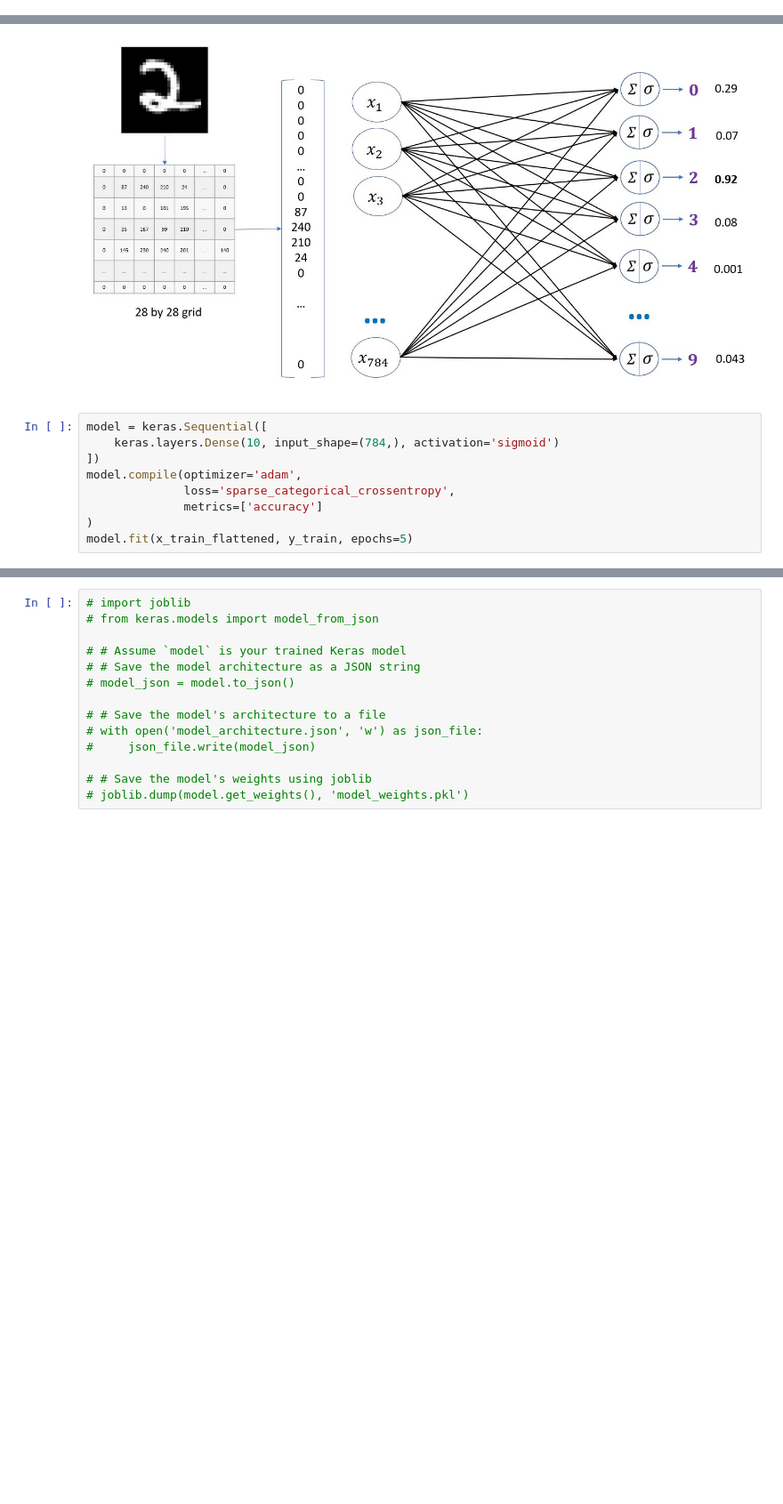
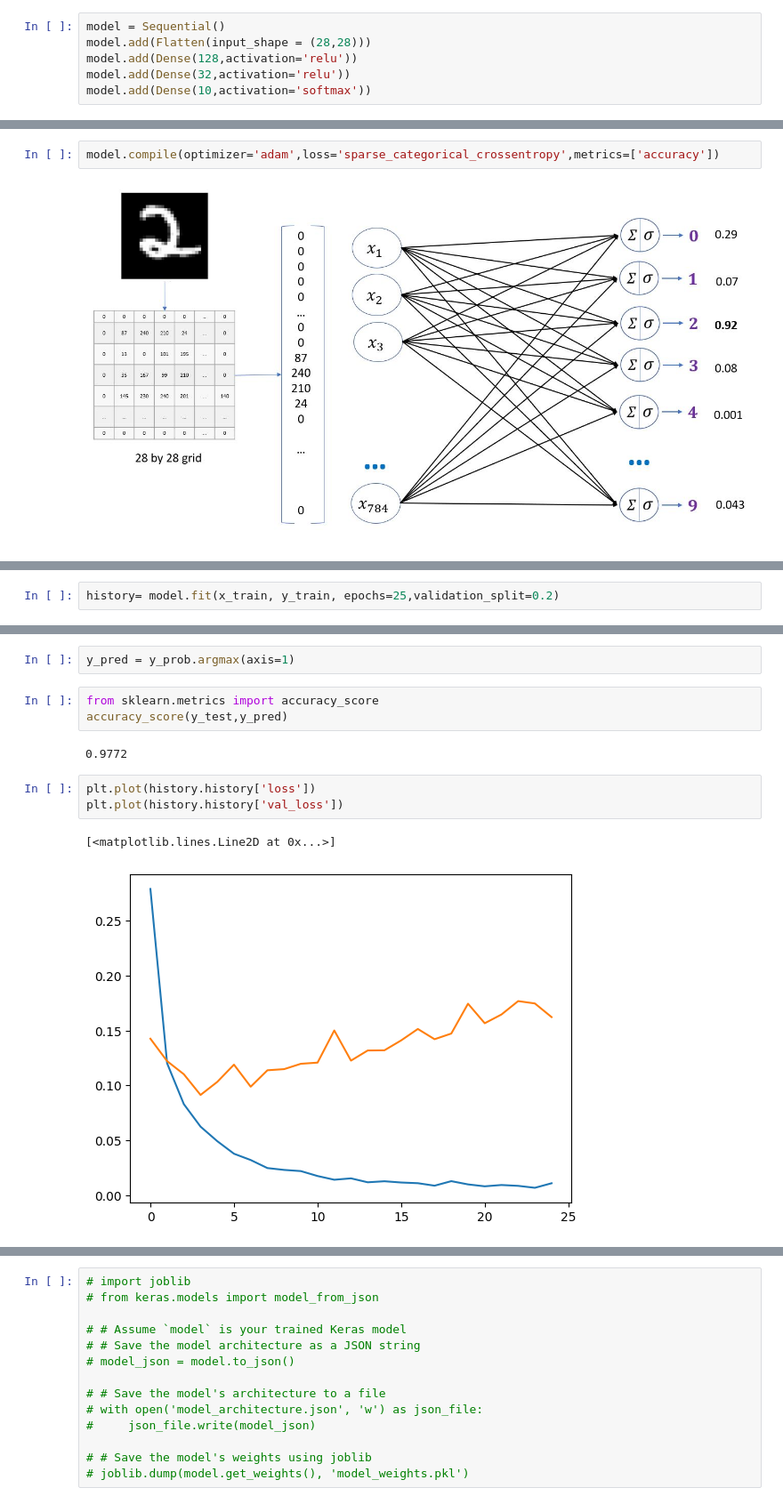
Before and after one commit to ChiefBibek/Handwritten-digit-recognition-, a Jupyter notebook: digits_recognition_neural_network.ipynb, the cells around one changed output, grey strips where cells are left out. Shown at 89% size. Drawn from its saved outputs; the diff is of its cells as text; blank space fills up the shorter version.

Commit message:
model updated

```diff
--- a/digits_recognition_neural_network.ipynb
+++ b/digits_recognition_neural_network.ipynb
@@ -104,0 +80,6 @@ array([0.        , 0.        , 0.        , 0.        , 0.        ,
+# %%
+model = Sequential()
+model.add(Flatten(input_shape = (28,28)))
+model.add(Dense(128,activation='relu'))
+model.add(Dense(32,activation='relu'))
+model.add(Dense(10,activation='softmax'))
@@ -105,11 +104,4 @@ array([0.        , 0.        , 0.        , 0.        , 0.        ,
+# %%
+model.compile(optimizer='adam',loss='sparse_categorical_crossentropy',metrics=['accuracy'])
 # %% [markdown]
 ![image.png](attachment:image.png)
-# %%
-model = keras.Sequential([
-    keras.layers.Dense(10, input_shape=(784,), activation='sigmoid')
-])
-model.compile(optimizer='adam',
-              loss='sparse_categorical_crossentropy',
-              metrics=['accuracy']
-)
-model.fit(x_train_flattened, y_train, epochs=5)
@@ -140,0 +108,2 @@ array([3.44847403e-02, 2.76491193e-07, 7.09241629e-02, 9.45996761e-01,
+# %%
+history= model.fit(x_train, y_train, epochs=25,validation_split=0.2)
@@ -140,0 +132,13 @@ array([3.44847403e-02, 2.76491193e-07, 7.09241629e-02, 9.45996761e-01,
+# %%
+y_pred = y_prob.argmax(axis=1)
+# %%
+from sklearn.metrics import accuracy_score
+accuracy_score(y_test,y_pred)
+# %% [output]
+0.9772
+# %%
+plt.plot(history.history['loss'])
+plt.plot(history.history['val_loss'])
+# %% [output]
+[<matplotlib.lines.Line2D at 0x...>]
+[figure, added]
```
Also changed, not shown: parts of 24 cells of this notebook, 1 other file.
